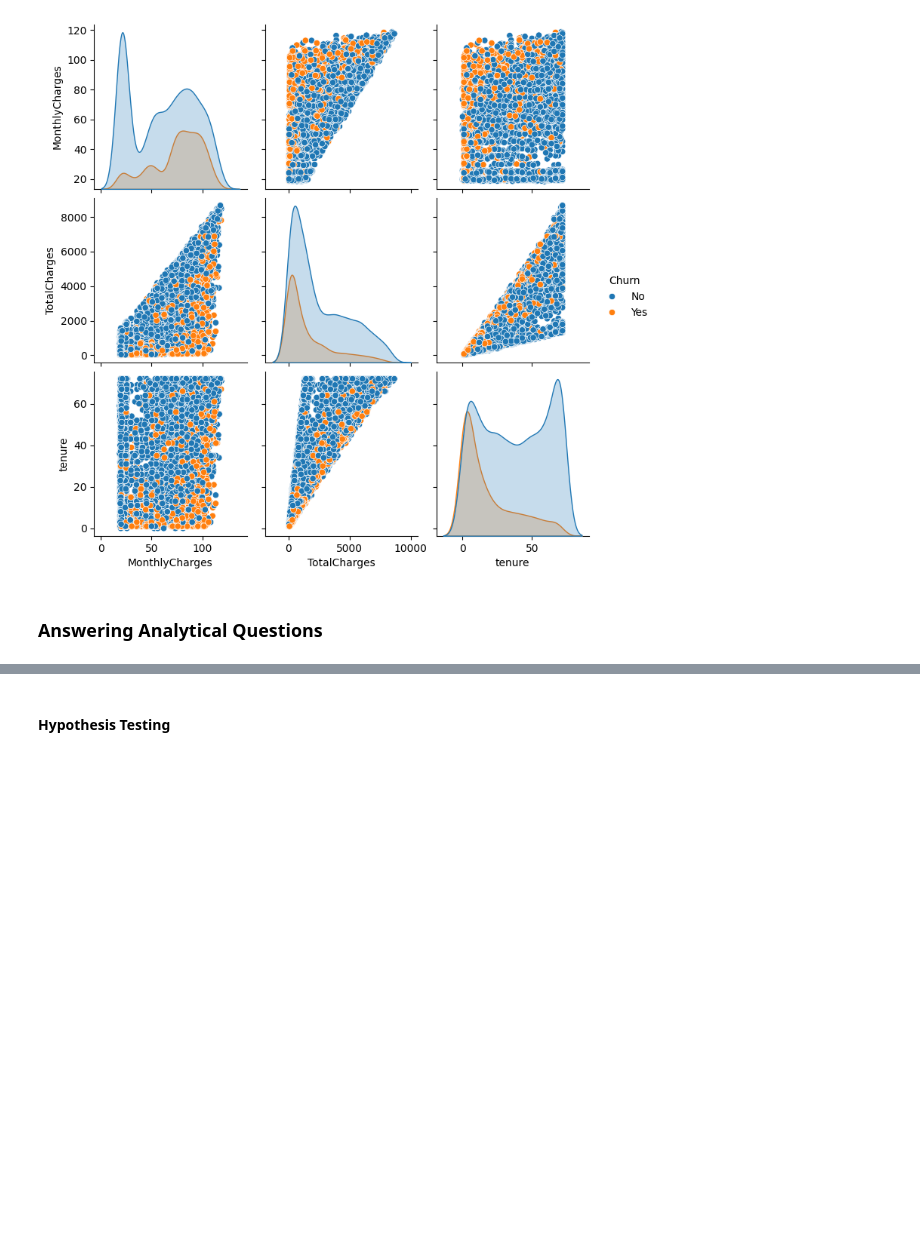
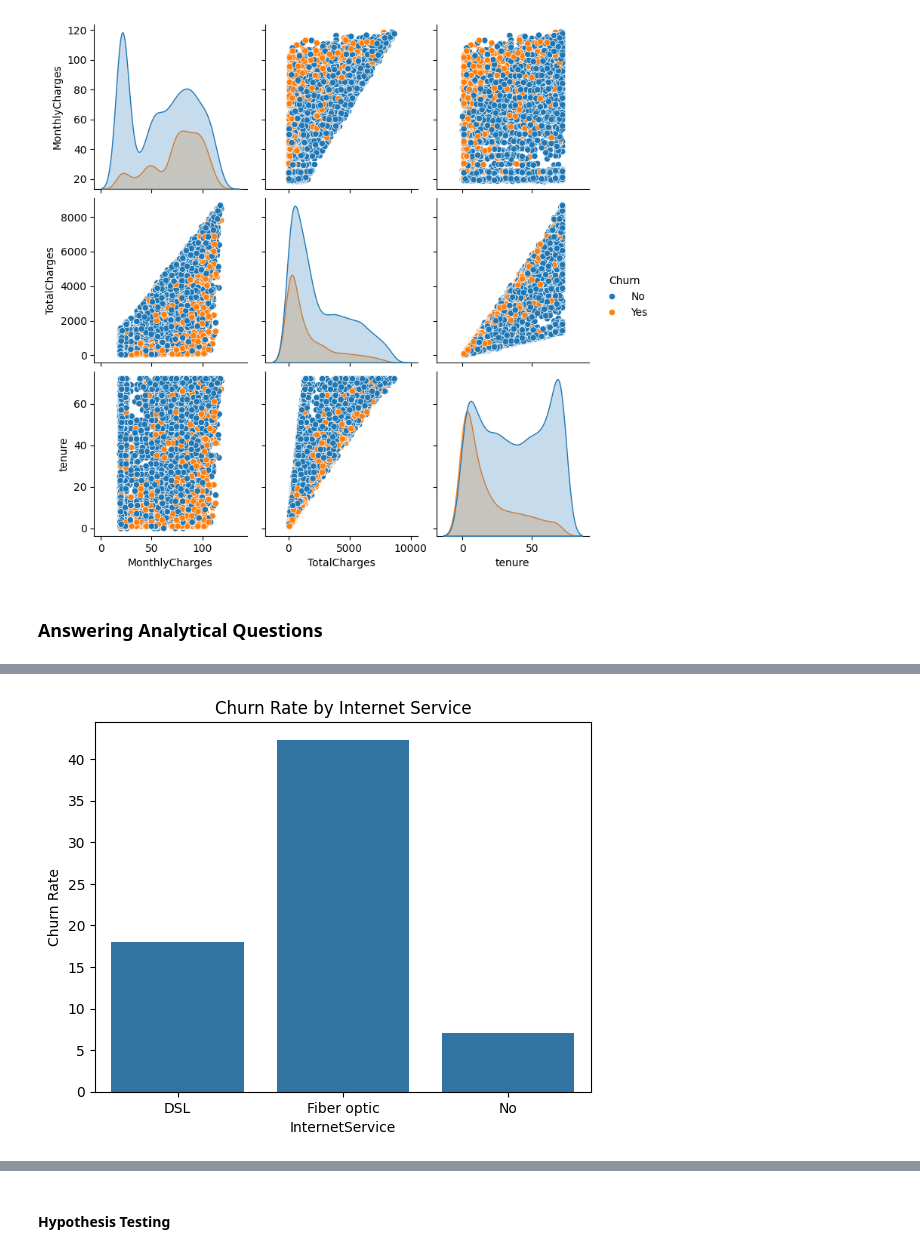
Before and after one commit to MayayaPatrick/Churn-rate-Prediction-Model, a Jupyter notebook: notebooks/main.ipynb, the cells around one changed output, grey strips where cells are left out. Saved outputs shown, nothing was run; the diff lists cells and outputs as text; code cells hidden in the pictures; blank space fills up the shorter version.

```diff
--- a/notebooks/main.ipynb
+++ b/notebooks/main.ipynb
@@ -547,10 +560,12 @@ plt.show()
 # %%
-# # Internet Service vs Churn
-# internet_churn = train.groupby('InternetService')['Churn'].value_counts(normalize=True).unstack()
-# internet_churn['Churn Rate'] = internet_churn['Yes'] * 100
+# Internet Service vs Churn
+internet_churn = train.groupby('InternetService')['Churn'].value_counts(normalize=True).unstack()
+internet_churn['Churn Rate'] = internet_churn['Yes'] * 100
 
-# # Plotting
-# sns.barplot(x=internet_churn.index, y='Churn Rate', data=internet_churn)
-# plt.title('Churn Rate by Internet Service')
-# plt.show()
+# Plotting
+sns.barplot(x=internet_churn.index, y='Churn Rate', data=internet_churn)
+plt.title('Churn Rate by Internet Service')
+plt.show()
+# %% [output]
+[figure, added]
 # %%
```
Also changed, not shown: parts of 6 cells of this notebook.
